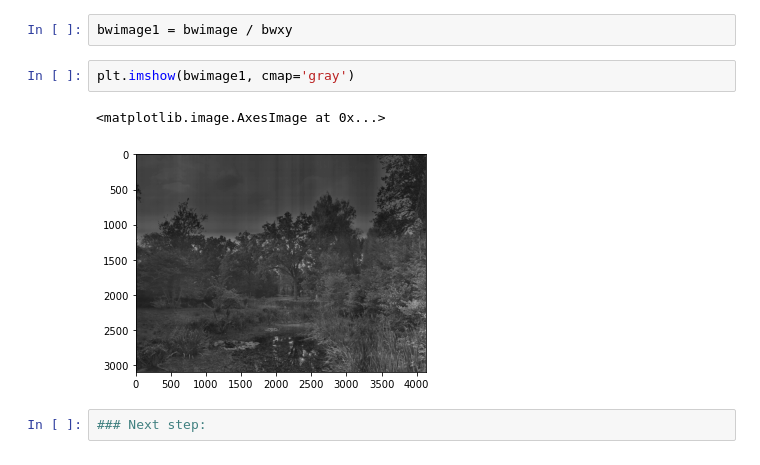
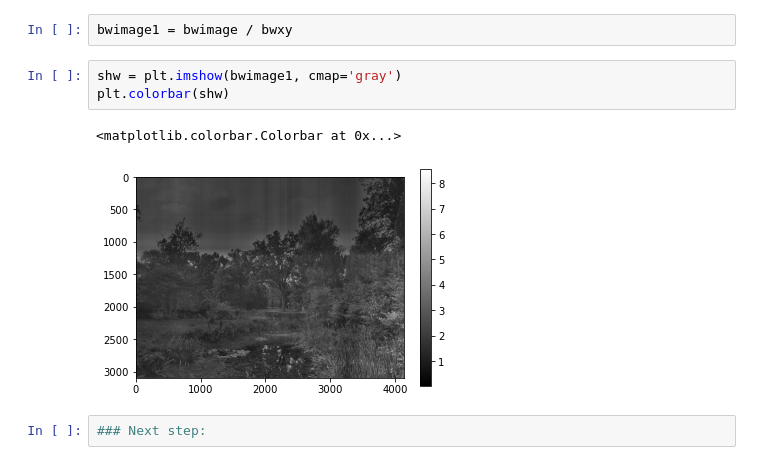
Before and after one commit to pablo53/image-compressor, a Jupyter notebook: main.ipynb, the cells around one changed output. Cells and saved outputs as stored; diff of their text form.

```diff
--- a/main.ipynb
+++ b/main.ipynb
@@ -59,9 +59,10 @@ plt.imshow(bwxy, cmap='gray')
 # %%
 bwimage1 = bwimage / bwxy
 # %%
-plt.imshow(bwimage1, cmap='gray')
+shw = plt.imshow(bwimage1, cmap='gray')
+plt.colorbar(shw)
 # %% [output]
-<matplotlib.image.AxesImage at 0x...>
+<matplotlib.colorbar.Colorbar at 0x...>
-[figure, old version]
+[figure, new version]
 # %%
 ### Next step:
```
Also changed, not shown: parts of 5 cells of this notebook.
